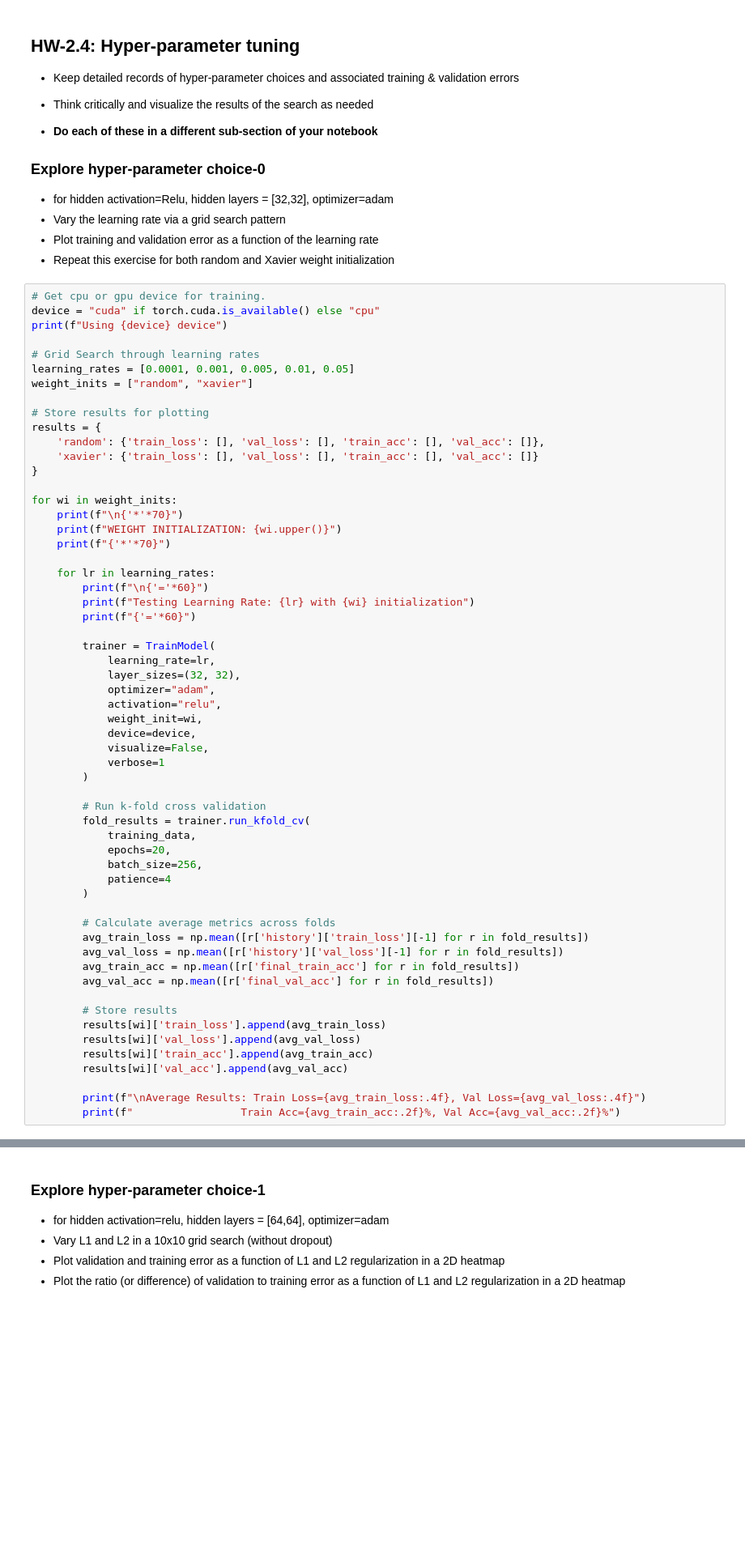
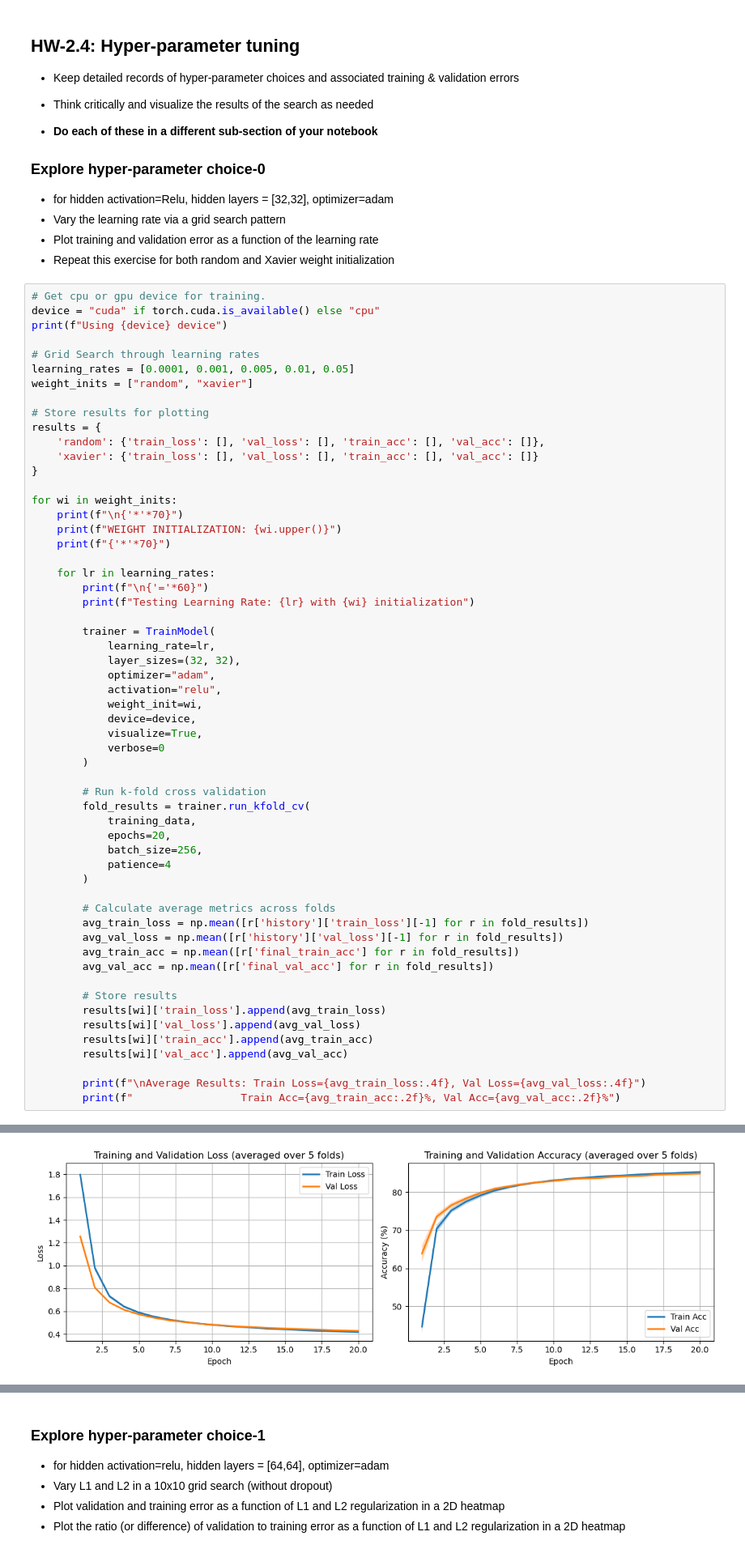
Before and after one commit to arigelbard/dsan6600-HW2, a Jupyter notebook: HW-02.ipynb, the cells around one changed output, grey strips where cells are left out. Shown at 81% size. Drawn from its saved outputs; the diff is of its cells as text; blank space fills up the shorter version.

Commit message:
Finished all optimizations. Just need to make sure visualizations are what I want and then do final fit.

```diff
--- a/HW-02.ipynb
+++ b/HW-02.ipynb
@@ -624,7 +707,6 @@ for wi in weight_inits:
     for lr in learning_rates:
         print(f"\n{'='*60}")
         print(f"Testing Learning Rate: {lr} with {wi} initialization")
-        print(f"{'='*60}")
 
         trainer = TrainModel(
             learning_rate=lr,
@@ -633,8 +715,8 @@ for wi in weight_inits:
             activation="relu",
             weight_init=wi,
             device=device,
-            visualize=False,
-            verbose=1
+            visualize=True,
+            verbose=0
         )
 
         # Run k-fold cross validation
@@ -679,0 +753 @@ Average Results: Train Loss=0.5322, Val Loss=0.5735
+[figure, added]
```
Also changed, not shown: parts of 9 cells of this notebook, 5 other files.
